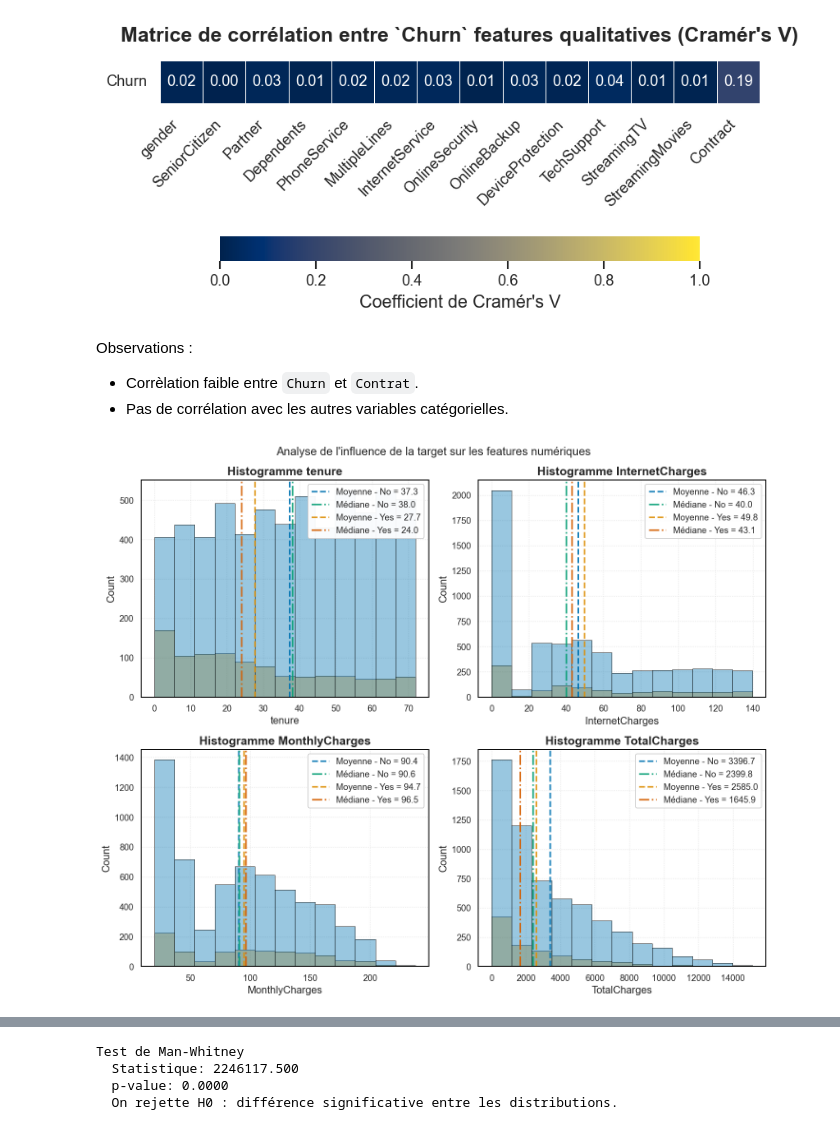
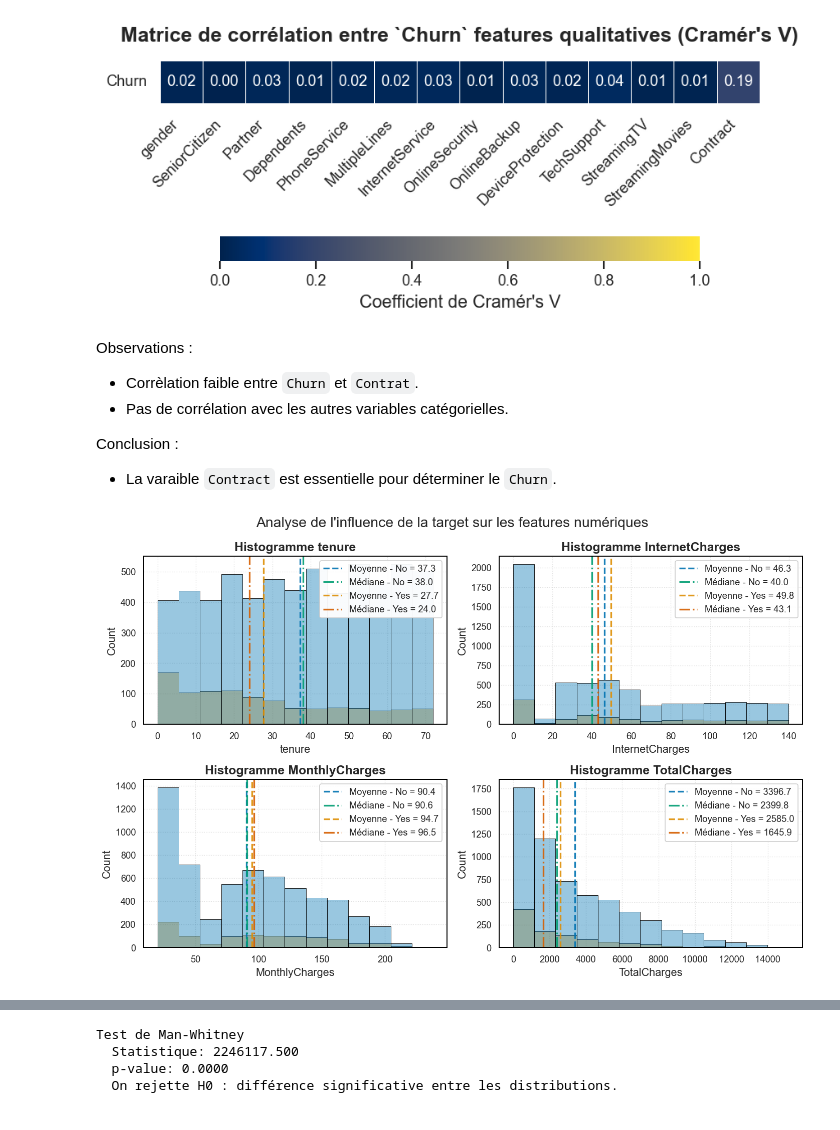
Before and after one commit to DamienDESSAUX-M2i/DESSAUX_Damien_ECF3, a Jupyter notebook: notebooks/01_EDA.ipynb, the cells around one changed output, grey strips where cells are left out. Saved outputs shown, nothing was run; the diff lists cells and outputs as text; code cells hidden in the pictures.

```diff
--- a/notebooks/01_EDA.ipynb
+++ b/notebooks/01_EDA.ipynb
@@ -430,7 +442,7 @@ plt.show()
 La transformation $x\mapsto (1+x)^{0.33}$ propose une distribution plus symétrique.
 # %%
 # Test de Shapiro-Wilk
-statistic, p_value = stats.shapiro(TotalCharges_boxcox.sample(3000))
+statistic, p_value = shapiro(TotalCharges_boxcox.sample(3000))
 
 print(f"Statistique W : {statistic}")
 print(f"p-value       : {p_value}")
@@ -656,3 +705,40 @@ Observations :
 
 Conclusion :
 - Observer l'influance de la variable `Contrat` sur les modèles.
+# %%
+nb_yes = df["Churn"].value_counts()["Yes"]
+grpby_churn_contract = df.groupby(["Churn", "Contract"]).size()
+nb_yes_month_to_month = grpby_churn_contract["Yes"]["Month-to-month"]
+nb_yes_two_year = grpby_churn_contract["Yes"]["Two year"]
+
+nb_values = len(df)
+grpby_contrat = df.groupby("Contract").size()
+nb_values_month_to_month = grpby_contrat["Month-to-month"]
+nb_values_two_year = grpby_contrat["Two year"]
+
+for modality, nb_success, nb_obs in [
+    (
+        "Month-to-month",
+        [nb_yes, nb_yes_month_to_month],
+        [nb_values, nb_values_month_to_month],
+    ),
+    (
+        "Two year",
+        [nb_yes, nb_yes_two_year],
+        [nb_values, nb_values_two_year],
+    ),
+]:
+    stat, p_value = proportions_ztest(nb_success, nb_obs)
+
+    print(
+        f"Test d'indépendances des proportions de 'Churn' entre le dataset et la modalité '{modality}' de la variable 'Contract' :"
+    )
+    print("  Statistique Z :", stat)
+    print("  p-value :", p_value)
+
+    if p_value < 0.05:
+        print("  On rejette H0 : les proportions sont différentes.")
+    else:
+        print("  On ne rejette pas H0 : pas de différence significative.")
+
+    print()
@@ -701,6 +799,9 @@ plt.show()
 Observations :
 - Corrèlation faible entre `Churn` et `Contrat`.
 - Pas de corrélation avec les autres variables catégorielles.
+
+Conclusion :
+- La varaible `Contract` est essentielle pour déterminer le `Churn`.
 # %%
 def create_histplot_target(ax, df, target, column):
     sns.histplot(
@@ -729,36 +830,38 @@ def create_histplot_target(ax, df, target, column):
             linewidth=2,
             alpha=0.9,
             label=f"Moyenne - {modality} = {mean_val:.1f}",
         )
         ax.axvline(
             median_val,
             color=COLORBLIND_PALETTE[len(modalities) + i],
             linestyle="-.",
             linewidth=2,
             alpha=0.9,
             label=f"Médiane - {modality} = {median_val:.1f}",
         )
 
     ax.set_title(f"Histogramme {column}")
     ax.legend(frameon=True)
 
 
-fig, axes = plt.subplots(2, 2, figsize=(12, 10))
+fig, axes = plt.subplots(2, 2, figsize=(12, 8))
 
 axes = axes.flatten()
 
-fig.suptitle("Analyse de l'influence de la target sur les features numériques")
+fig.suptitle(
+    "Analyse de l'influence de la target sur les features numériques", fontsize=17
+)
 
 for k in range(len(axes)):
     ax = axes[k]
     column = num_features[k]
     create_histplot_target(ax=ax, df=df, target=target, column=column)
 
 fig.tight_layout()
 plt.savefig((FIGURE_DIR / "01_target_analyse_numeric_features.png").as_posix())
 plt.show()
 # %% [output]
-[figure, old version]
+[figure, new version]
 # %% [markdown]
 Observations :
 - Pour la variable `tenure`, la queue de distribution est plus lourde à droite pour la modalité `No` et plus lourde à gauche pour la modalité `Yes`. Les moyennes des modalités, tout comme les médianes sont éloignées.
```
Also changed, not shown: parts of 24 cells of this notebook, 9 other files.
